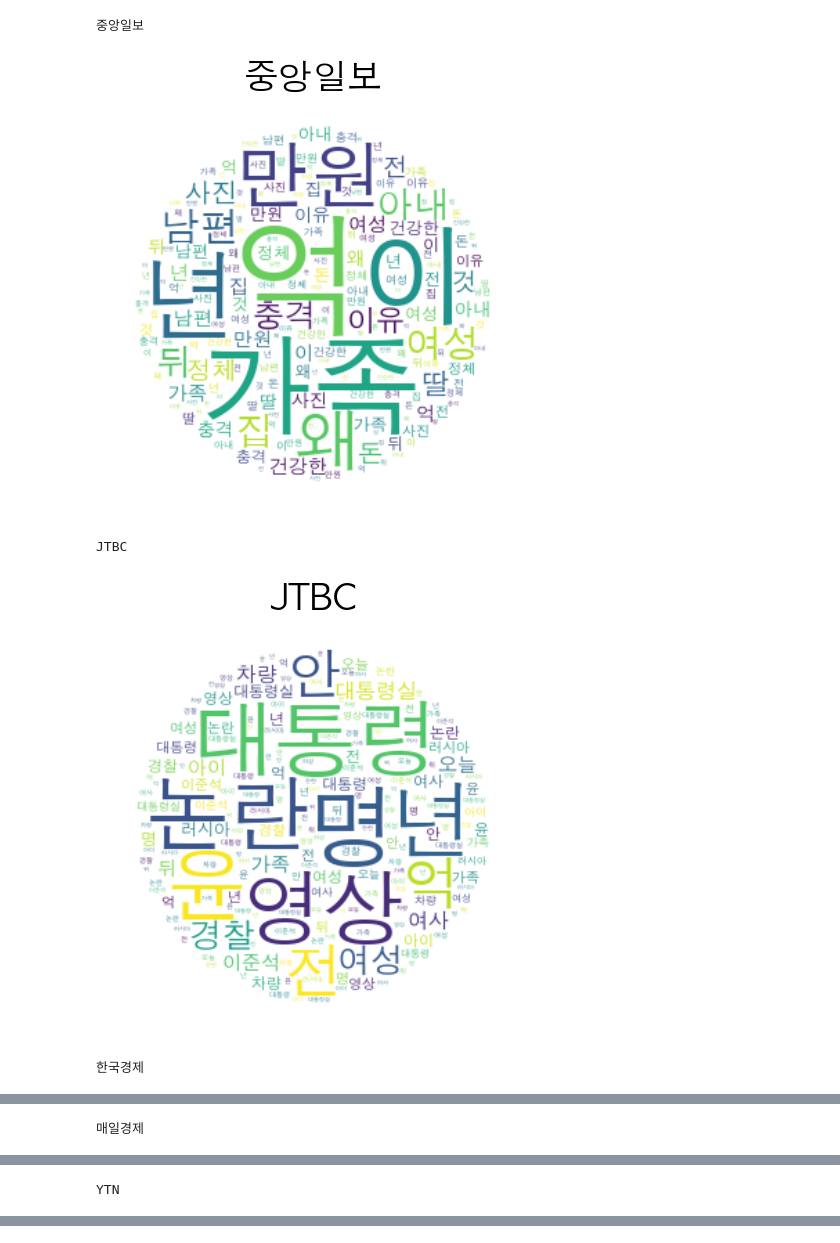
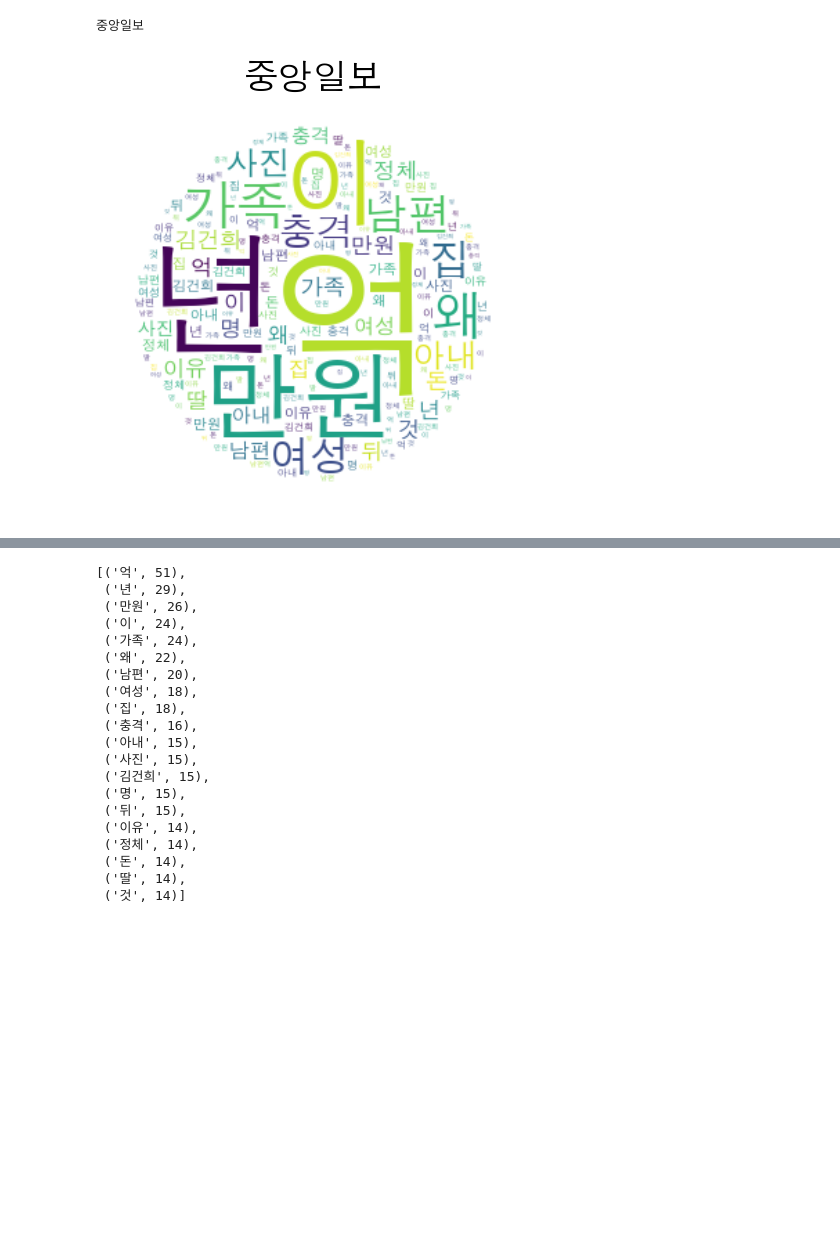
Before and after one commit to portion-jack/data_project, a Jupyter notebook: _wordcloud.ipynb, the cells around one changed output, grey strips where cells are left out. Cells and saved outputs as stored; diff of their text form; code cells hidden in the pictures; blank space fills up the shorter version.

```diff
--- a/_wordcloud.ipynb
+++ b/_wordcloud.ipynb
@@ -18,7 +18,7 @@ counter_news_file=Counter([i.split('_')[0] for i in news_files]).most_common()
 
 news_brands = [i[0] for i in counter_news_file]
 # %%
-for news_brand in news_brands[:5]:
+for news_brand in news_brands[:1]:
     pickle_files=[i for i in news_files if i.startswith(news_brand)]
     news = list()
     for pickle_file in pickle_files:
@@ -48,34 +48,31 @@ for news_brand in news_brands[:5]:
     for word, tag in sentences_tag:
         if tag in ['Noun' , 'Adjective']:
             noun_adj_list.append(word)
 
 
     # 가장 많이 나온 단어부터 40개를 저장한다.
     counts = Counter(noun_adj_list)
     tags = counts.most_common(20)
 
 
     # WordCloud를 생성한다.
     # 한글을 분석하기위해 font를 한글로 지정해주어야 된다. macOS는 .otf , window는 .ttf 파일의 위치를
     # 지정해준다. (ex. '/Font/GodoM.otf')
     # wc = WordCloud(background_color="white", max_font_size=60,font_path="/System/Library/Fonts/Supplemental/AppleGothic.ttf")
     # cloud = wc.generate_from_frequencies(dict([i for i in tags if i[1]>=3]))
     x, y = np.ogrid[:300, :300]
     mask = (x - 150) ** 2 + (y - 150) ** 2 > 130 ** 2
     mask = 255 * mask.astype(int)
 
     wc = WordCloud(background_color="white", repeat=True, mask=mask, prefer_horizontal=True,
                 font_path="/System/Library/Fonts/Supplemental/AppleGothic.ttf")
     wc.generate_from_frequencies(dict([i for i in tags if i[1]>=3]))
     print(news_brand)
     plt.axis("off")
     plt.imshow(wc, interpolation="bilinear")
     plt.title(news_brand,fontsize=25,fontweight='bold')
     plt.tight_layout()
     plt.show()
 # %% [output]
 중앙일보
-[figure, old version]
+[figure, new version]
-JTBC
-[figure, removed]
-한국경제
@@ -83 +78,0 @@ JTBC
-매일경제
@@ -85 +78,0 @@ JTBC
-YTN
@@ -86,0 +79,23 @@ YTN
+# %%
+counts.most_common(20)
+# %% [output]
+[('억', 51),
+ ('년', 29),
+ ('만원', 26),
+ ('이', 24),
+ ('가족', 24),
+ ('왜', 22),
+ ('남편', 20),
+ ('여성', 18),
+ ('집', 18),
+ ('충격', 16),
+ ('아내', 15),
+ ('사진', 15),
+ ('김건희', 15),
+ ('명', 15),
+ ('뒤', 15),
+ ('이유', 14),
+ ('정체', 14),
+ ('돈', 14),
+ ('딸', 14),
+ ('것', 14)]
```
Also changed, not shown: parts of 1 cell of this notebook, 5 other files.
